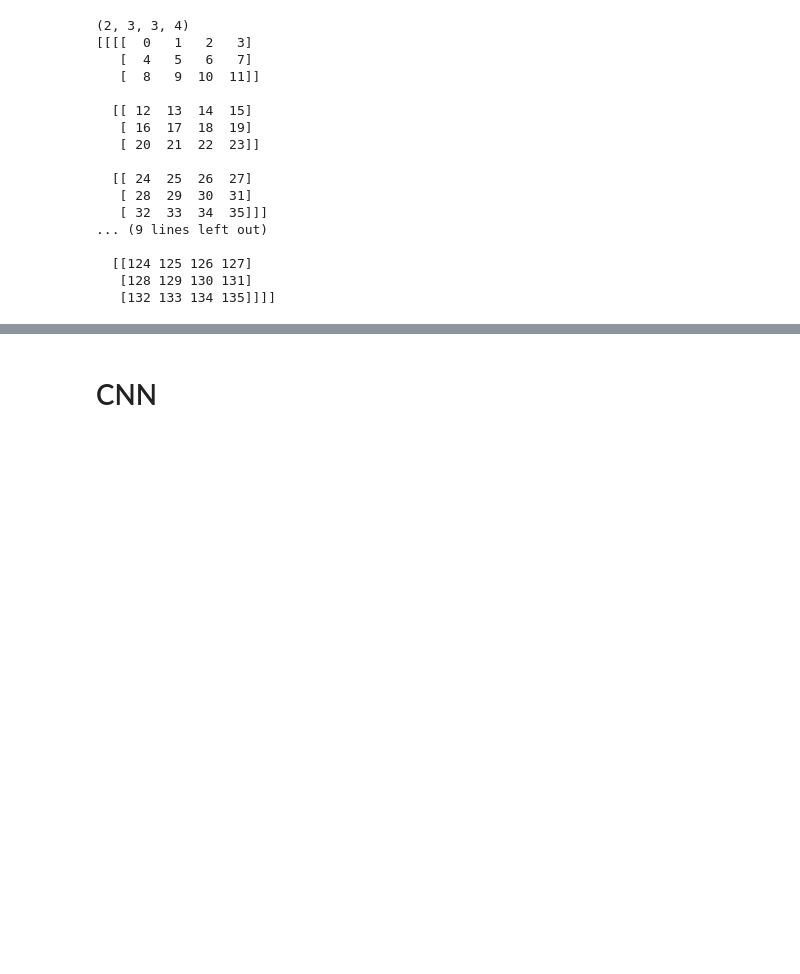
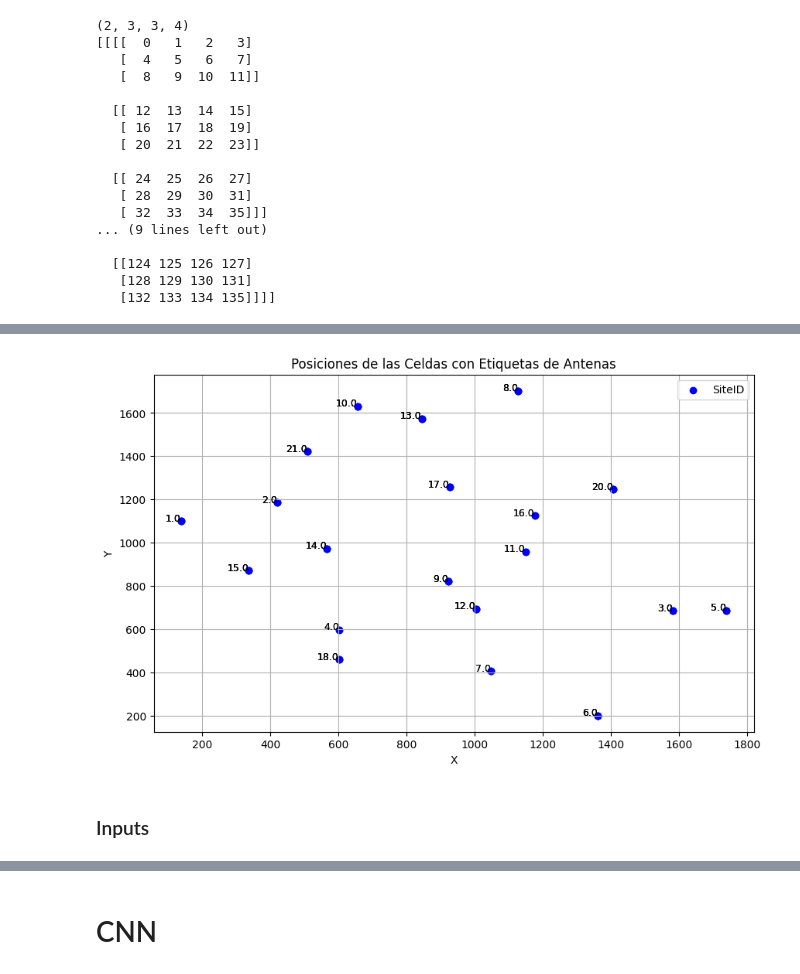
Before and after one commit to MiguelMussi/Multi-Parameter_Wireless_Network, a Jupyter notebook: CNN.ipynb, the cells around one changed output, grey strips where cells are left out. Cells and saved outputs as stored; diff of their text form; code cells hidden in the pictures; blank space fills up the shorter version.

```diff
--- a/CNN.ipynb
+++ b/CNN.ipynb
@@ -478,0 +503,2 @@ print(dataset)
+# %%
+df_EPT = pd.read_csv("attachment_info/EPT.csv", delim_whitespace=True)
@@ -478,0 +545,23 @@ print(dataset)
+# %%
+# Seleccionar las columnas necesarias
+df_filtered = df_EPT[['SiteID', 'CellID', 'X', 'Y']]
+
+# Crear el gráfico de dispersión
+plt.figure(figsize=(10, 6))
+plt.scatter(df_filtered['X'], df_filtered['Y'], c='blue', label='SiteID')
+
+# Añadir etiquetas a cada punto
+for i, row in df_filtered.iterrows():
+    plt.text(row['X'], row['Y'], row['SiteID'], fontsize=9, ha='right')
+
+# Configuración del gráfico
+plt.xlabel('X')
+plt.ylabel('Y')
+plt.title('Posiciones de las Celdas con Etiquetas de Antenas')
+plt.legend()
+plt.grid(True)
+plt.show()
+# %% [output]
+[figure, added]
+# %% [markdown]
+### Inputs
```
Also changed, not shown: parts of 27 cells of this notebook.
